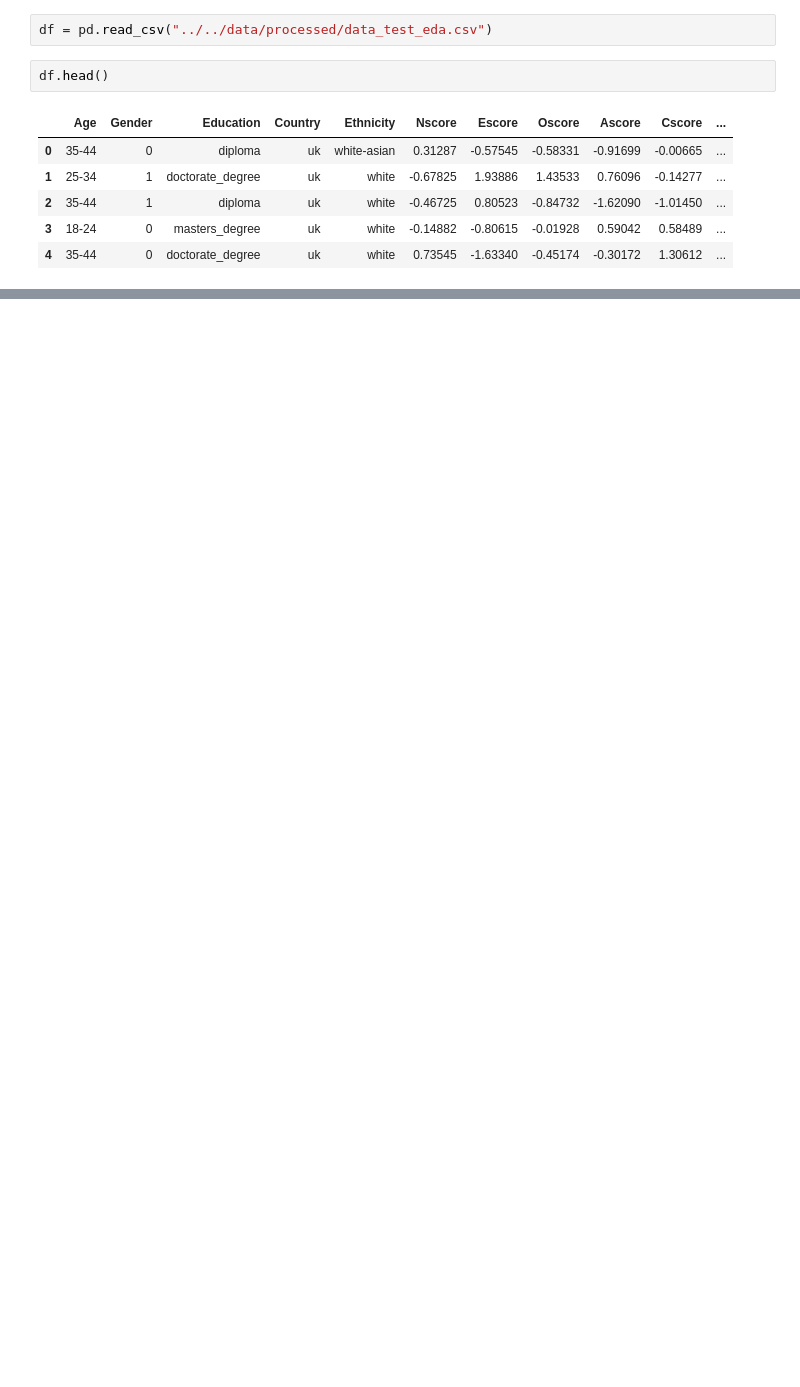
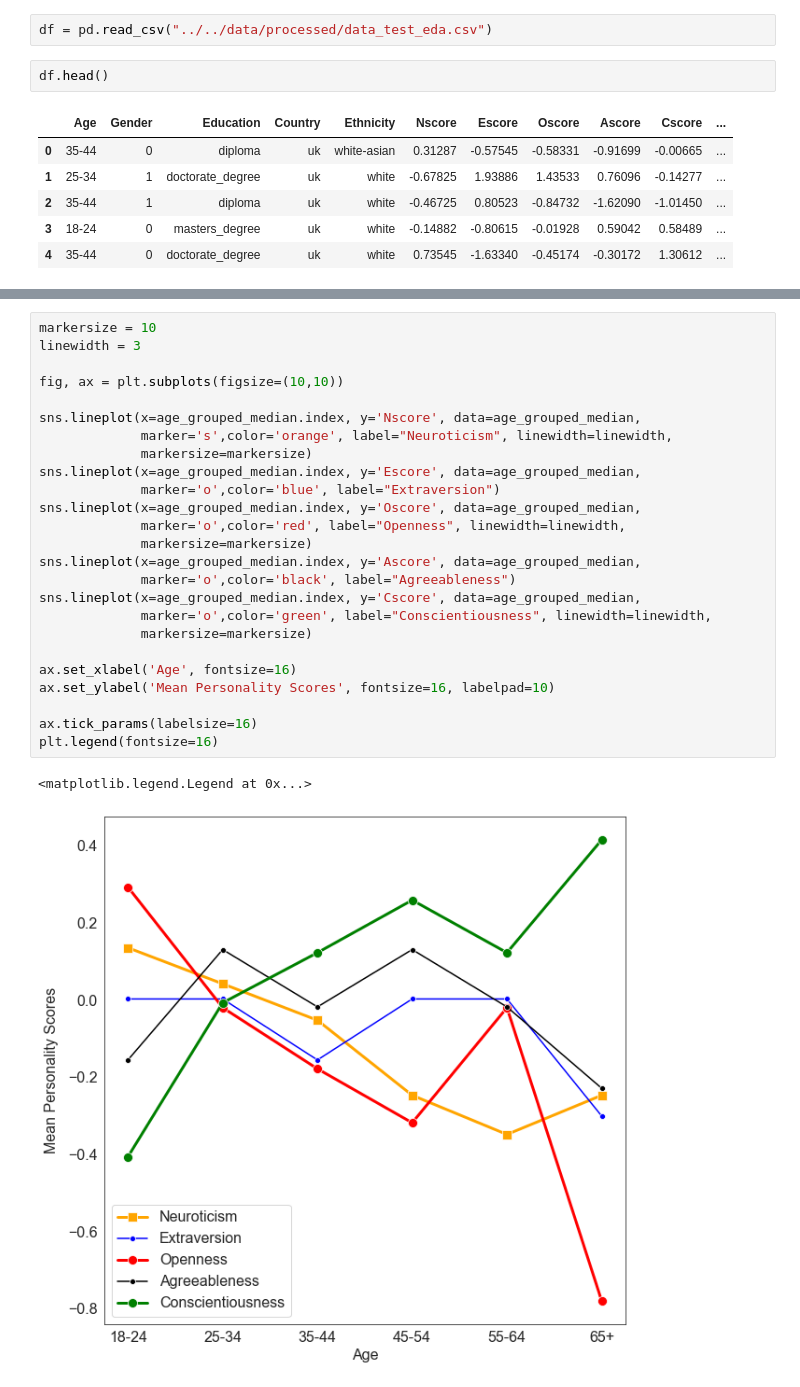
Before and after one commit to carlotta-ulm/Drug_Consumption, a Jupyter notebook: notebooks/eda/eda_pascal.ipynb, the cells around one changed output, grey strips where cells are left out. Cells and saved outputs as stored; diff of their text form; blank space fills up the shorter version.

```diff
--- a/notebooks/eda/eda_pascal.ipynb
+++ b/notebooks/eda/eda_pascal.ipynb
@@ -15,0 +71,28 @@ df.head()
+# %%
+markersize = 10
+linewidth = 3
+
+fig, ax = plt.subplots(figsize=(10,10))
+
+sns.lineplot(x=age_grouped_median.index, y='Nscore', data=age_grouped_median,
+             marker='s',color='orange', label="Neuroticism", linewidth=linewidth,
+             markersize=markersize)
+sns.lineplot(x=age_grouped_median.index, y='Escore', data=age_grouped_median,
+             marker='o',color='blue', label="Extraversion")
+sns.lineplot(x=age_grouped_median.index, y='Oscore', data=age_grouped_median,
+             marker='o',color='red', label="Openness", linewidth=linewidth,
+             markersize=markersize)
+sns.lineplot(x=age_grouped_median.index, y='Ascore', data=age_grouped_median,
+             marker='o',color='black', label="Agreeableness")
+sns.lineplot(x=age_grouped_median.index, y='Cscore', data=age_grouped_median,
+             marker='o',color='green', label="Conscientiousness", linewidth=linewidth,
+             markersize=markersize)
+
+ax.set_xlabel('Age', fontsize=16)
+ax.set_ylabel('Mean Personality Scores', fontsize=16, labelpad=10)
+
+ax.tick_params(labelsize=16)
+plt.legend(fontsize=16)
+# %% [output]
+<matplotlib.legend.Legend at 0x...>
+[figure, added]
```
Also changed, not shown: parts of 22 cells of this notebook, 1 other file.
